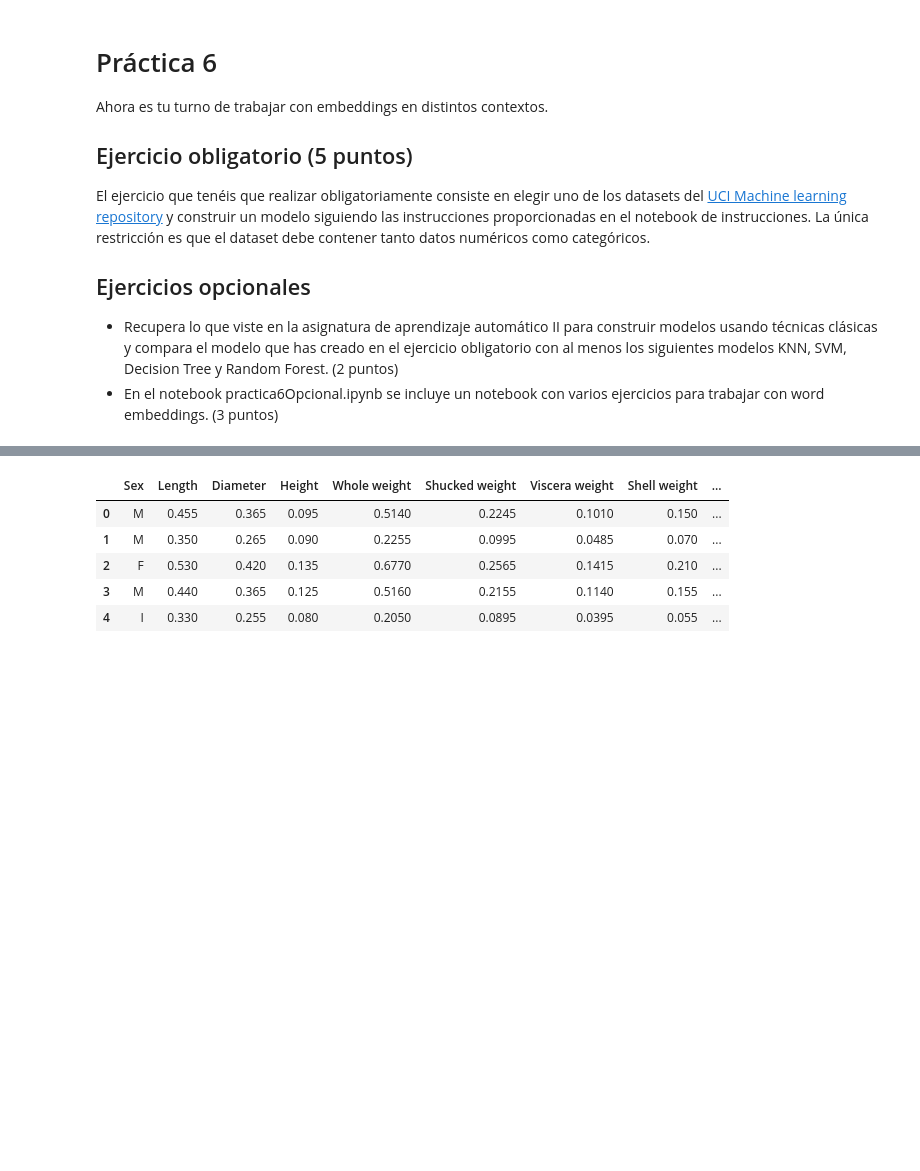
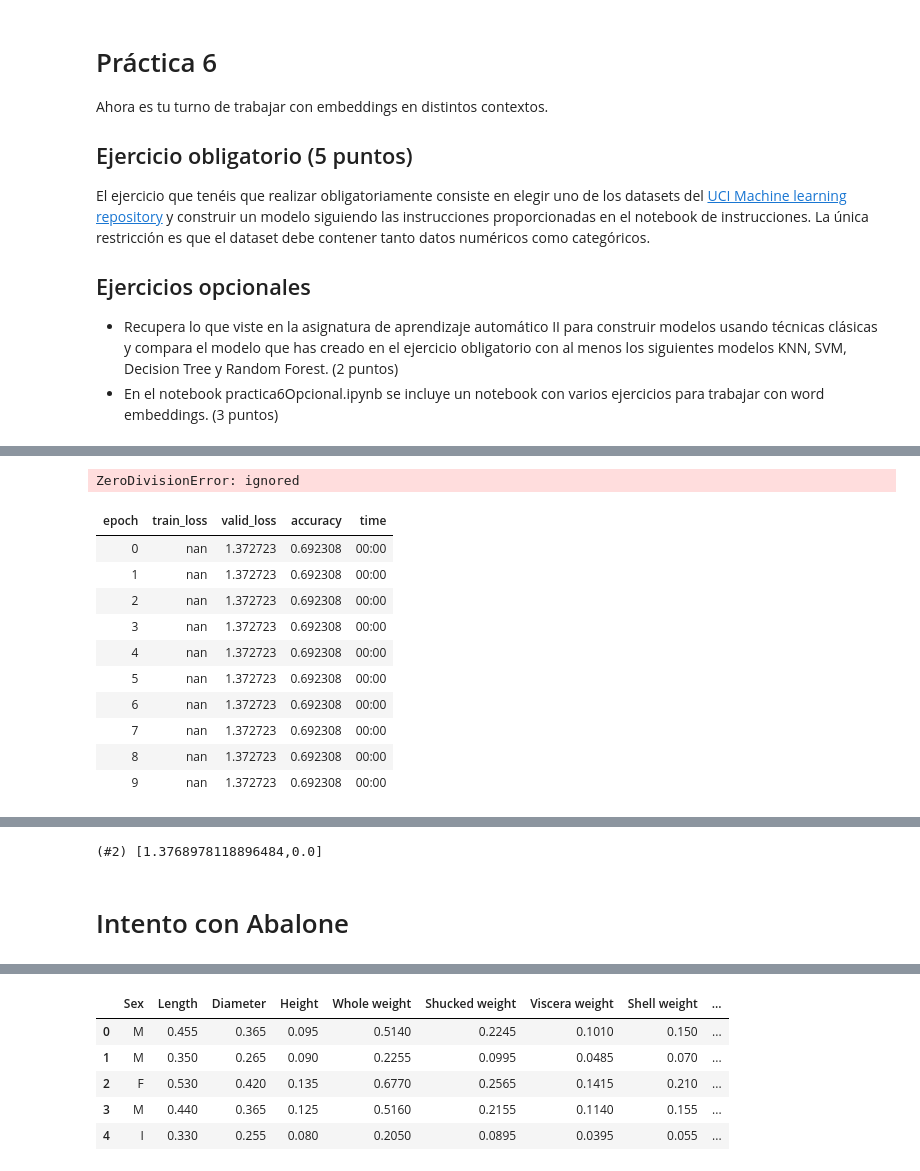
Before and after one commit to gianmarco33/AdsofP5, a Jupyter notebook: Practica6.ipynb, the cells around one changed output, grey strips where cells are left out. Cells and saved outputs as stored; diff of their text form; code cells hidden in the pictures; blank space fills up the shorter version.

```diff
--- a/Practica6.ipynb
+++ b/Practica6.ipynb
@@ -18,0 +23,2 @@ import random
+# %%
+columns = ['L-CORE','L-SURF','L-02','L-BP','SURF-STBL','CORE-STBL','BP-STBL','COMFORT','decision ADM-DECS']
@@ -18,0 +38,10 @@ import random
+# %%
+df = pd.read_csv('postOperative.csv',header=None,names=columns)
+df = df.where(df != '?', np.NaN)
+df = df.dropna()
+df = df.astype({"COMFORT": float})
+
+df_train, df_test = train_test_split(df, test_size=0.2)
+dep_var = 'decision ADM-DECS'
+procs = [Categorify, FillMissing,Normalize]
+cont,cat = cont_cat_split(df_train, 1, dep_var=dep_var)
@@ -18,0 +56,4 @@ import random
+# %%
+dlsTrain = TabularDataLoaders.from_df(df_train,'.',procs=procs,
+                                cat_names=cat,cont_names=cont,y_names='decision ADM-DECS',
+                                valid_idx=random.sample(range(0,len(df_train)),int(len(df_train)*0.2)),bs=64)
@@ -18,0 +82,26 @@ import random
+# %%
+learn.lr_find()
+# %% [output]
+ZeroDivisionError: ignored
+# %%
+
+learn = tabular_learner(dlsTrain, layers=[500,250],metrics=[accuracy])
+learn.fit(10, 1e-3)
+dfAll = pd.concat([df_train,df_test])
+dlsTest = TabularDataLoaders.from_df(dfAll,'.',procs=procs,
+                                cat_names=cat,cont_names=cont,y_names='decision ADM-DECS',
+                                valid_idx=list(range(len(df_train)+1,len(dfAll))),bs=64)
+learn.dls=dlsTest
+learn.validate()
+# %% [output]
+| epoch | train_loss | valid_loss | accuracy | time |
+| 0 | nan | 1.372723 | 0.692308 | 00:00 |
+| 1 | nan | 1.372723 | 0.692308 | 00:00 |
+| 2 | nan | 1.372723 | 0.692308 | 00:00 |
+| 3 | nan | 1.372723 | 0.692308 | 00:00 |
+| 4 | nan | 1.372723 | 0.692308 | 00:00 |
+| 5 | nan | 1.372723 | 0.692308 | 00:00 |
+| 6 | nan | 1.372723 | 0.692308 | 00:00 |
+| 7 | nan | 1.372723 | 0.692308 | 00:00 |
+| 8 | nan | 1.372723 | 0.692308 | 00:00 |
+| 9 | nan | 1.372723 | 0.692308 | 00:00 |
@@ -19,3 +109,6 @@ import random
+(#2) [1.3768978118896484,0.0]
+# %% [markdown]
+# Intento con Abalone
 # %%
 columns = ['Sex','Length','Diameter','Height','Whole weight','Shucked weight','Viscera weight','Shell weight','Rings']
 # %%
```
Also changed, not shown: parts of 15 cells of this notebook.
